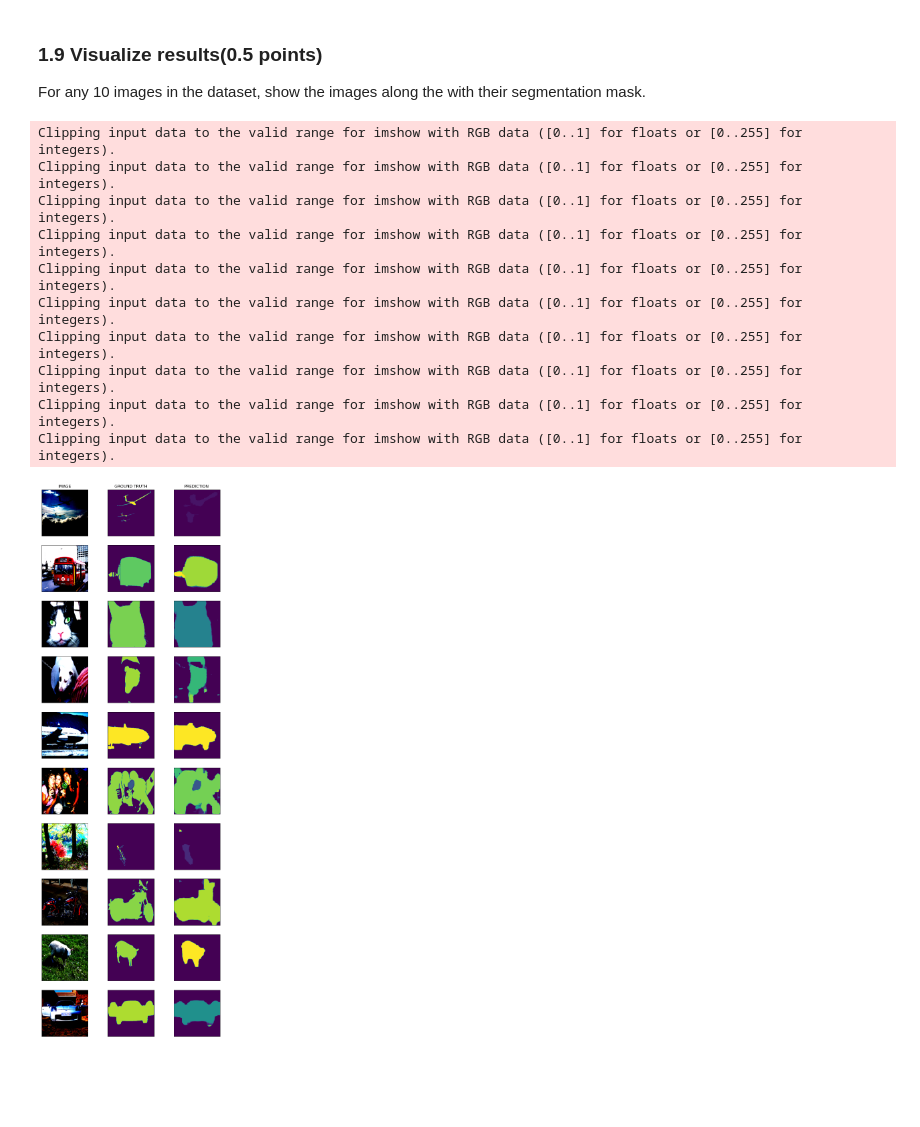
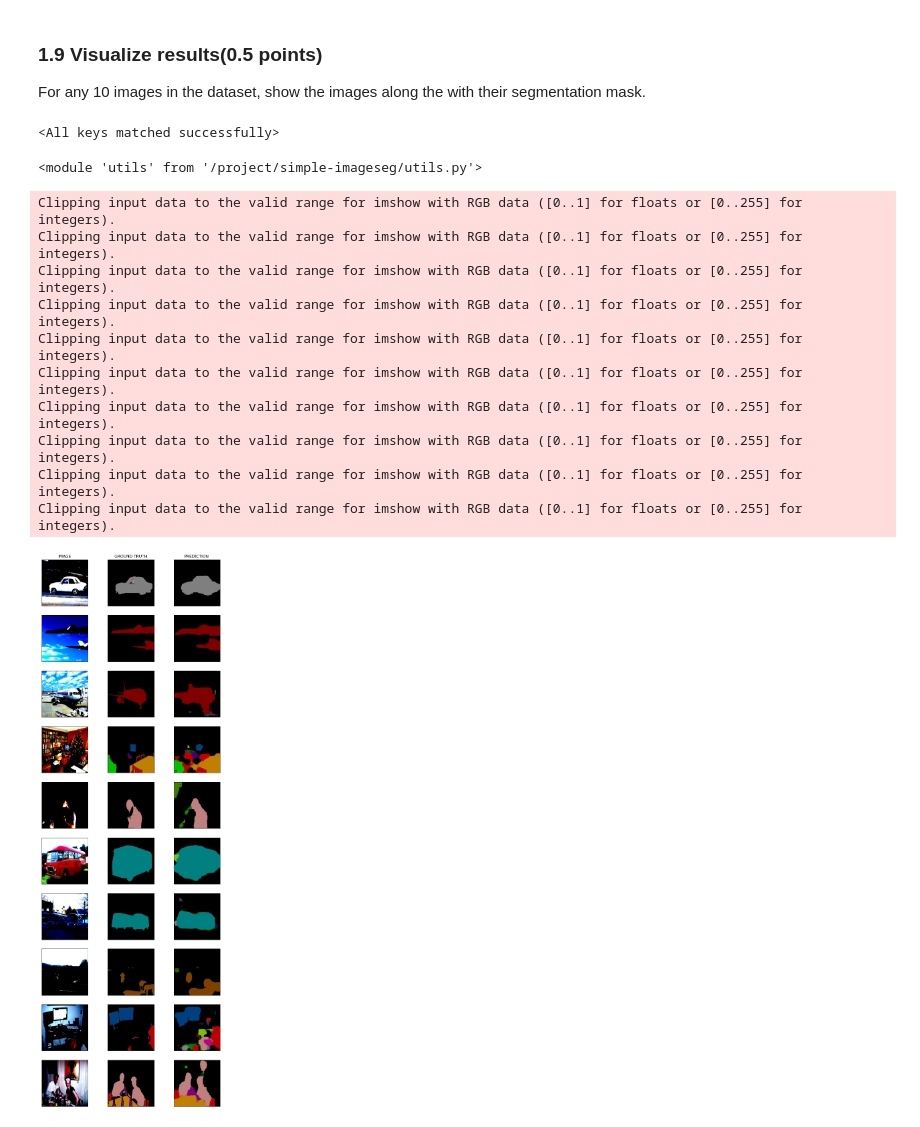
Before and after one commit to tomasamado/cityscapes-image-segmentation, a Jupyter notebook: Vision_task_1.ipynb, the cells around one changed output. Drawn from its saved outputs; the diff is of its cells as text; code cells hidden in the pictures; blank space fills up the shorter version.

Commit message:
Visualize ground truths and predictions using the same colours

```diff
--- a/Vision_task_1.ipynb
+++ b/Vision_task_1.ipynb
@@ -107,7 +114,7 @@ class Net2(nn.Module):
         x = self.convtrans(x)
         return x
 # %%
-os.environ["CUDA_VISIBLE_DEVICES"]="6"
-device = torch.device('cuda' if torch.cuda.is_available() else 'cpu')
+os.environ["CUDA_VISIBLE_DEVICES"]="0"
+device = 'cpu' #torch.device('cuda' if torch.cuda.is_available() else 'cpu')
 device
 # %% [output]
@@ -350,19 +353,33 @@ from utils import plot_seg_results
+# %%
+model.load_state_dict(torch.load(pjoin(model_path, "epoch-{}.pt".format(24))))
+# %% [output]
+<All keys matched successfully>
+# %%
+import utils
+import importlib
+importlib.reload(utils)
+# %% [output]
+<module 'utils' from '/project/simple-imageseg/utils.py'>
 # %%
 dataloader = torch.utils.data.DataLoader(train_data, batch_size=10, shuffle=True, num_workers=0)
 images, ground_truths = next(iter(dataloader))
-outputs = model(images.cuda())
+outputs = model(images.to(device))
 predictions = torch.argmax(outputs.squeeze().cpu(), dim = 1)
+# %%
+images = [img.permute(1, 2, 0).numpy() for img in images]
+predictions = [train_data.decode_segmap(pred.numpy()) for pred in predictions]
+ground_truths = [train_data.decode_segmap(gt.numpy()) for gt in ground_truths]
 # %%
-plot_seg_results(images, ground_truths, predictions.detach().numpy())
+plot_seg_results(images, ground_truths, predictions)
 # %% [output]
 Clipping input data to the valid range for imshow with RGB data ([0..1] for floats or [0..255] for integers).
 Clipping input data to the valid range for imshow with RGB data ([0..1] for floats or [0..255] for integers).
 Clipping input data to the valid range for imshow with RGB data ([0..1] for floats or [0..255] for integers).
 Clipping input data to the valid range for imshow with RGB data ([0..1] for floats or [0..255] for integers).
 Clipping input data to the valid range for imshow with RGB data ([0..1] for floats or [0..255] for integers).
 Clipping input data to the valid range for imshow with RGB data ([0..1] for floats or [0..255] for integers).
 Clipping input data to the valid range for imshow with RGB data ([0..1] for floats or [0..255] for integers).
 Clipping input data to the valid range for imshow with RGB data ([0..1] for floats or [0..255] for integers).
 Clipping input data to the valid range for imshow with RGB data ([0..1] for floats or [0..255] for integers).
 Clipping input data to the valid range for imshow with RGB data ([0..1] for floats or [0..255] for integers).
-[figure, old version]
+[figure, new version]
```
Also changed, not shown: parts of 4 cells of this notebook, 1 other file.
